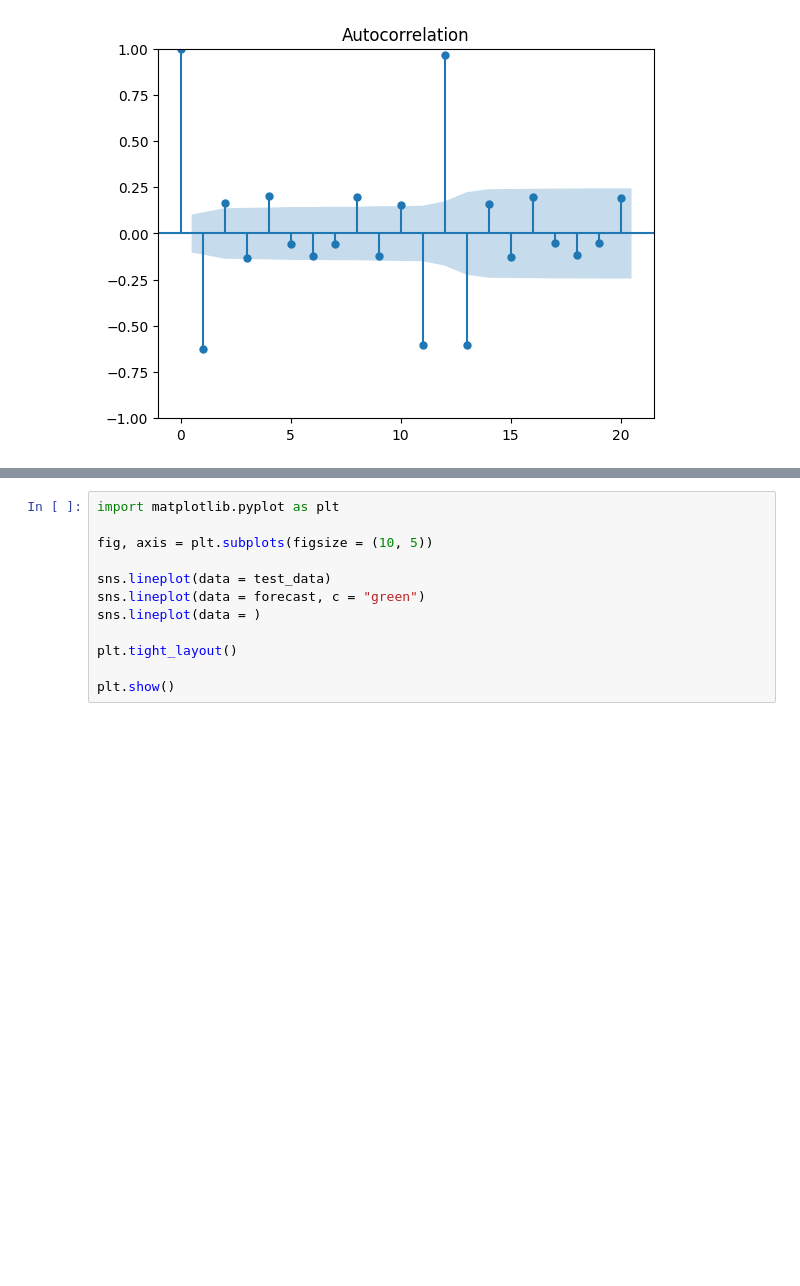
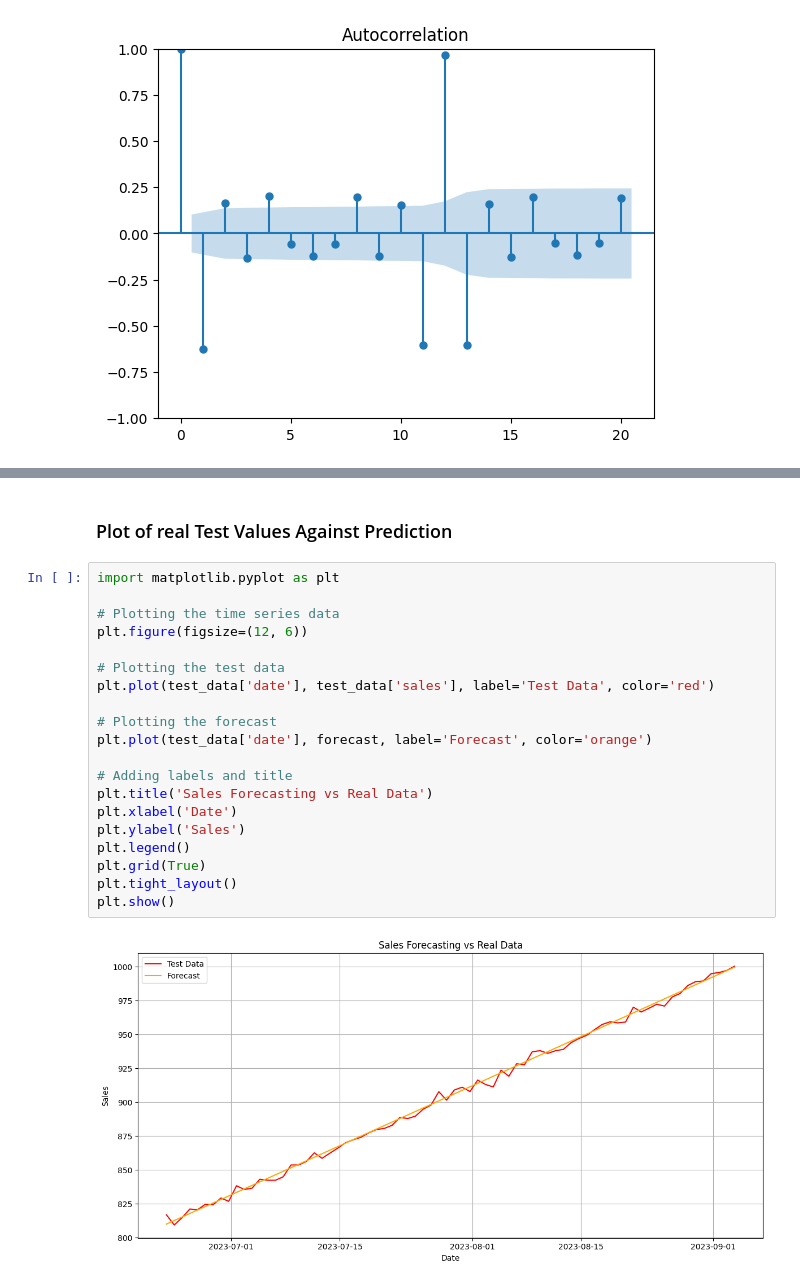
Before and after one commit to isabellegaldau/time-series, a Jupyter notebook: src/explore.ipynb, the cells around one changed output, grey strips where cells are left out. Drawn from its saved outputs; the diff is of its cells as text; blank space fills up the shorter version.

```diff
--- a/src/explore.ipynb
+++ b/src/explore.ipynb
@@ -248,13 +233,25 @@ forecast
 Length: 74, dtype: float64
-# %%
-import matplotlib.pyplot as plt
-
-fig, axis = plt.subplots(figsize = (10, 5))
-
-sns.lineplot(data = test_data)
-sns.lineplot(data = forecast, c = "green")
-sns.lineplot(data = )
-
-plt.tight_layout()
-
-plt.show()
+# %% [markdown]
+### Plot of real Test Values Against Prediction
+# %%
+import matplotlib.pyplot as plt
+
+# Plotting the time series data
+plt.figure(figsize=(12, 6))
+
+# Plotting the test data
+plt.plot(test_data['date'], test_data['sales'], label='Test Data', color='red')
+
+# Plotting the forecast
+plt.plot(test_data['date'], forecast, label='Forecast', color='orange')
+
+# Adding labels and title
+plt.title('Sales Forecasting vs Real Data')
+plt.xlabel('Date')
+plt.ylabel('Sales')
+plt.legend()
+plt.grid(True)
+plt.tight_layout()
+plt.show()
+# %% [output]
+[figure, added]
```
Also changed, not shown: parts of 16 cells of this notebook.
